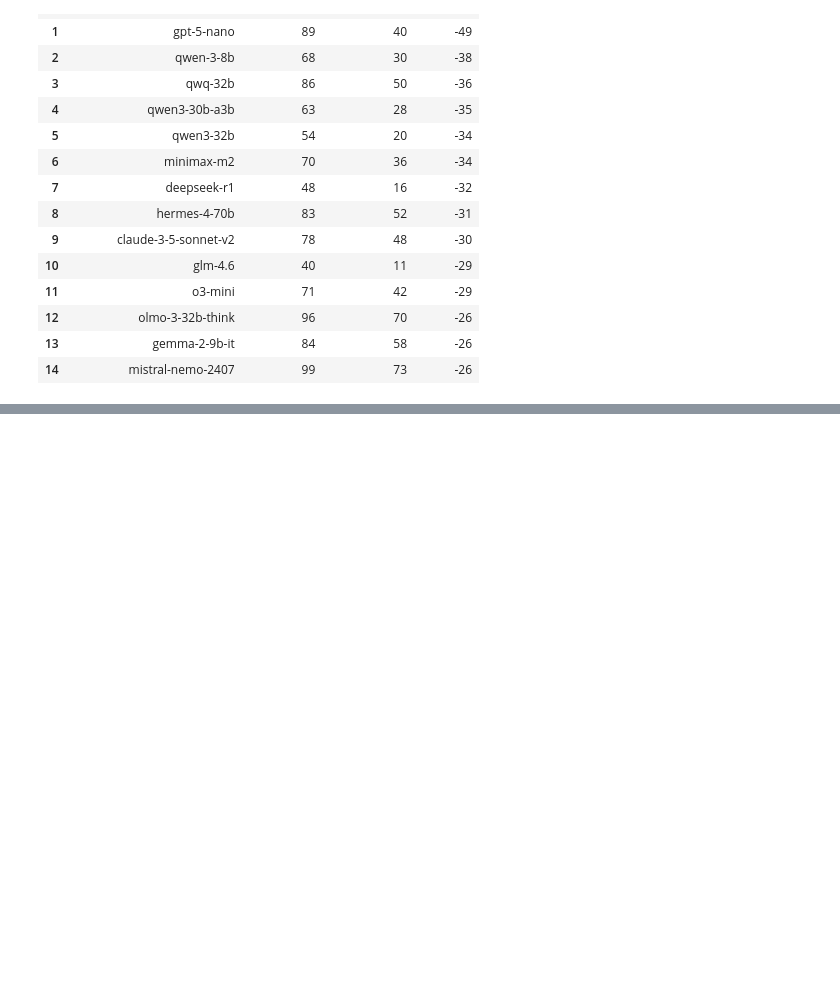
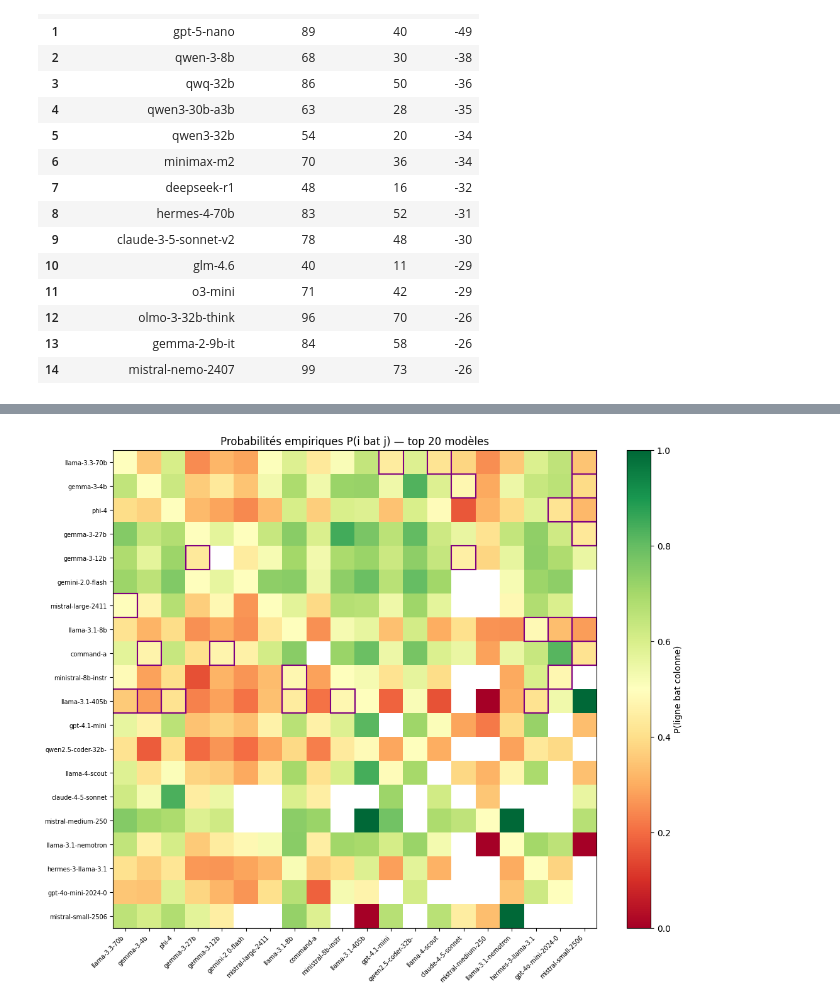
Before and after one commit to SarahL-1720/llm-creativity-eval, a Jupyter notebook: question2.ipynb, the cells around one changed output, grey strips where cells are left out. Drawn from its saved outputs; the diff is of its cells as text; code cells hidden in the pictures; blank space fills up the shorter version.

Commit message:
[Question 2] Question 2.2 - Transitivité stochastique

```diff
--- a/question2.ipynb
+++ b/question2.ipynb
@@ -424,0 +456,89 @@ Modèles avec les plus grands écarts de classement :
+# %%
+import numpy as np
+import pandas as pd
+import matplotlib.pyplot as plt
+import matplotlib.colors as mcolors
+import itertools
+
+# ── 1. Identifier les 20 modèles les plus comparés ──────────────────────────
+# On repart de la matrice globale déjà construite
+total_games = W_global.sum(axis=1) + W_global.sum(axis=0)
+top20_idx   = np.argsort(total_games)[::-1][:20]
+top20_models = [models_global[i] for i in top20_idx]
+
+print("Top 20 modèles les plus comparés :")
+for rank, (idx, name) in enumerate(zip(top20_idx, top20_models), 1):
+    print(f"  {rank:2d}. {name} ({int(total_games[idx])} comparaisons)")
+
+# ── 2. Sous-matrice W restreinte aux 20 modèles ──────────────────────────────
+W_top20 = W_global[np.ix_(top20_idx, top20_idx)]
+n20 = len(top20_models)
+
+# ── 3. Estimer P(i bat j) empiriquement ─────────────────────────────────────
+# P_emp[i,j] = W[i,j] / (W[i,j] + W[j,i])  si des duels existent, NaN sinon
+N_pairs = W_top20 + W_top20.T
+with np.errstate(invalid='ignore', divide='ignore'):
+    P_emp = np.where(N_pairs > 0, W_top20 / N_pairs, np.nan)
+
+# ── 4. Tester la transitivité stochastique simple ────────────────────────────
+# Pour chaque triplet (i, j, k) avec P(i>j)>=0.5 et P(j>k)>=0.5,
+# vérifier que P(i>k)>=0.5
+violations = []
+total_testable = 0
+
+for i, j, k in itertools.permutations(range(n20), 3):
+    p_ij = P_emp[i, j]
+    p_jk = P_emp[j, k]
+    p_ik = P_emp[i, k]
+
+    # Triplet testable seulement si toutes les paires ont des observations
+    if np.isnan(p_ij) or np.isnan(p_jk) or np.isnan(p_ik):
+        continue
+
+    if p_ij >= 0.5 and p_jk >= 0.5:
+        total_testable += 1
+        if p_ik < 0.5:   # violation !
+            violations.append({
+                'i': top20_models[i], 'j': top20_models[j], 'k': top20_models[k],
+                'P(i>j)': round(p_ij, 3), 'P(j>k)': round(p_jk, 3), 'P(i>k)': round(p_ik, 3)
+            })
+
+df_violations = pd.DataFrame(violations)
+taux = len(violations) / total_testable * 100 if total_testable > 0 else 0
+
+print(f"\nTriplets testables       : {total_testable}")
+print(f"Violations détectées     : {len(violations)}")
+print(f"Taux de violation        : {taux:.1f}%")
+
+if len(violations) > 0:
+    print("\nExemples de violations (top 10 par écart sur P(i>k)) :")
+    display(
+        df_violations
+        .sort_values('P(i>k)')
+        .head(10)
+        .reset_index(drop=True)
+    )
+
+# ── 5. Heatmap de P_emp ─────────────────────────────────────────────────────
+# Noms abrégés pour lisibilité
+short = [m[:18] for m in top20_models]
+
+fig, ax = plt.subplots(figsize=(11, 9))
+# Masque les cases NaN (jamais confrontés)
+im = ax.imshow(P_emp, cmap='RdYlGn', vmin=0, vmax=1, aspect='auto')
+plt.colorbar(im, ax=ax, label='P(ligne bat colonne)')
+
+ax.set_xticks(range(n20)); ax.set_xticklabels(short, rotation=45, ha='right', fontsize=7)
+ax.set_yticks(range(n20)); ax.set_yticklabels(short, fontsize=7)
+ax.set_title("Probabilités empiriques P(i bat j) — top 20 modèles", fontsize=12)
+
+# Annoter les violations : encadrer la case P(i>k) en violet
+for v in violations[:30]:   # limiter pour ne pas surcharger
+    ii = top20_models.index(v['i'])
+    kk = top20_models.index(v['k'])
+    ax.add_patch(plt.Rectangle((kk-0.5, ii-0.5), 1, 1,
+                                fill=False, edgecolor='purple', lw=1.5))
+
+plt.tight_layout()
+plt.show()
+# %% [output]
@@ -424,0 +573 @@ Modèles avec les plus grands écarts de classement :
+[figure, added]
```
Also changed, not shown: parts of 12 cells of this notebook.
